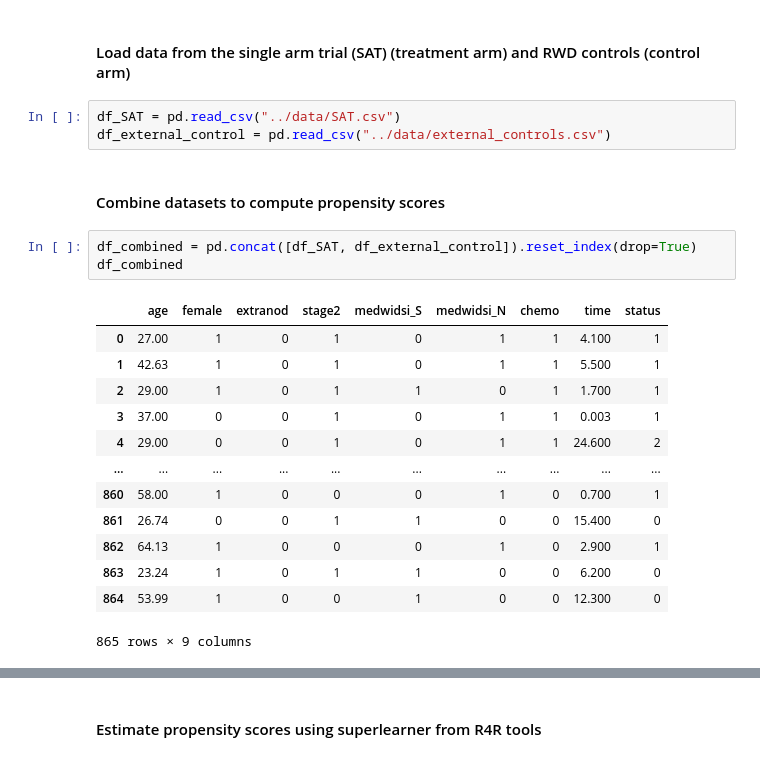
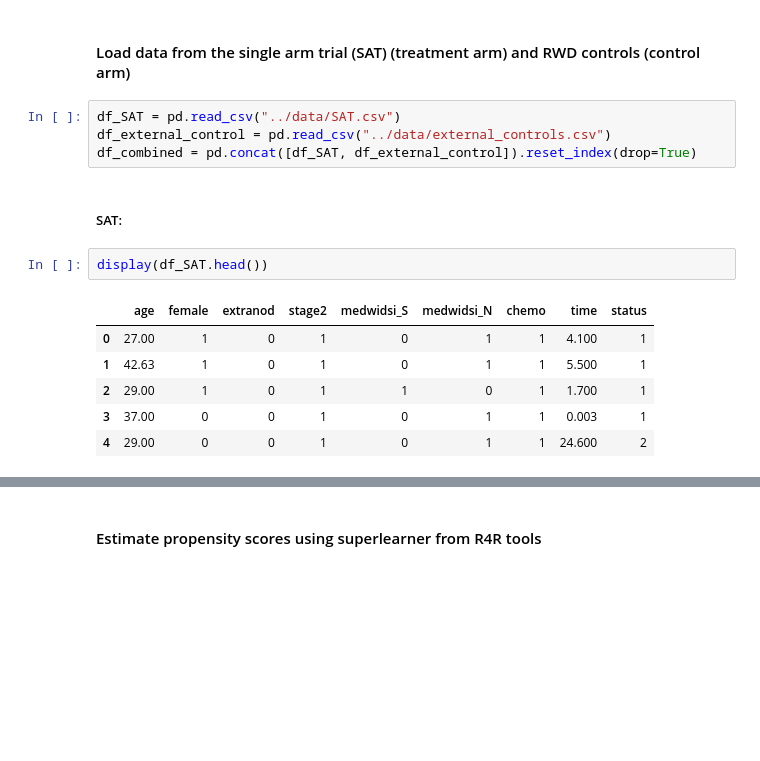
Before and after one commit to TrainingModule4-Real4Reg/r4r_training, a Jupyter notebook: notebooks/external_control_arm.ipynb, the cells around one changed output, grey strips where cells are left out. Cells and saved outputs as stored; diff of their text form; blank space fills up the shorter version.

```diff
--- a/notebooks/external_control_arm.ipynb
+++ b/notebooks/external_control_arm.ipynb
@@ -7,22 +7,15 @@ import pandas as pd
 # %%
 df_SAT = pd.read_csv("../data/SAT.csv")
 df_external_control = pd.read_csv("../data/external_controls.csv")
+df_combined = pd.concat([df_SAT, df_external_control]).reset_index(drop=True)
-# %% [markdown]
-#### Combine datasets to compute propensity scores
-# %%
-df_combined = pd.concat([df_SAT, df_external_control]).reset_index(drop=True)
-df_combined
-# %% [output]
-|  | age | female | extranod | stage2 | medwidsi_S | medwidsi_N | chemo | time | status |
-| 0 | 27.00 | 1 | 0 | 1 | 0 | 1 | 1 | 4.100 | 1 |
-| 1 | 42.63 | 1 | 0 | 1 | 0 | 1 | 1 | 5.500 | 1 |
-| 2 | 29.00 | 1 | 0 | 1 | 1 | 0 | 1 | 1.700 | 1 |
-| 3 | 37.00 | 0 | 0 | 1 | 0 | 1 | 1 | 0.003 | 1 |
-| 4 | 29.00 | 0 | 0 | 1 | 0 | 1 | 1 | 24.600 | 2 |
-| ... | ... | ... | ... | ... | ... | ... | ... | ... | ... |
-| 860 | 58.00 | 1 | 0 | 0 | 0 | 1 | 0 | 0.700 | 1 |
-| 861 | 26.74 | 0 | 0 | 1 | 1 | 0 | 0 | 15.400 | 0 |
-| 862 | 64.13 | 1 | 0 | 0 | 0 | 1 | 0 | 2.900 | 1 |
-| 863 | 23.24 | 1 | 0 | 1 | 1 | 0 | 0 | 6.200 | 0 |
-| 864 | 53.99 | 1 | 0 | 0 | 1 | 0 | 0 | 12.300 | 0 |
-865 rows × 9 columns
+# %% [markdown]
+##### SAT:
+# %%
+display(df_SAT.head())
+# %% [output]
+|  | age | female | extranod | stage2 | medwidsi_S | medwidsi_N | chemo | time | status |
+| 0 | 27.00 | 1 | 0 | 1 | 0 | 1 | 1 | 4.100 | 1 |
+| 1 | 42.63 | 1 | 0 | 1 | 0 | 1 | 1 | 5.500 | 1 |
+| 2 | 29.00 | 1 | 0 | 1 | 1 | 0 | 1 | 1.700 | 1 |
+| 3 | 37.00 | 0 | 0 | 1 | 0 | 1 | 1 | 0.003 | 1 |
+| 4 | 29.00 | 0 | 0 | 1 | 0 | 1 | 1 | 24.600 | 2 |
```
Also changed, not shown: parts of 17 cells of this notebook.
